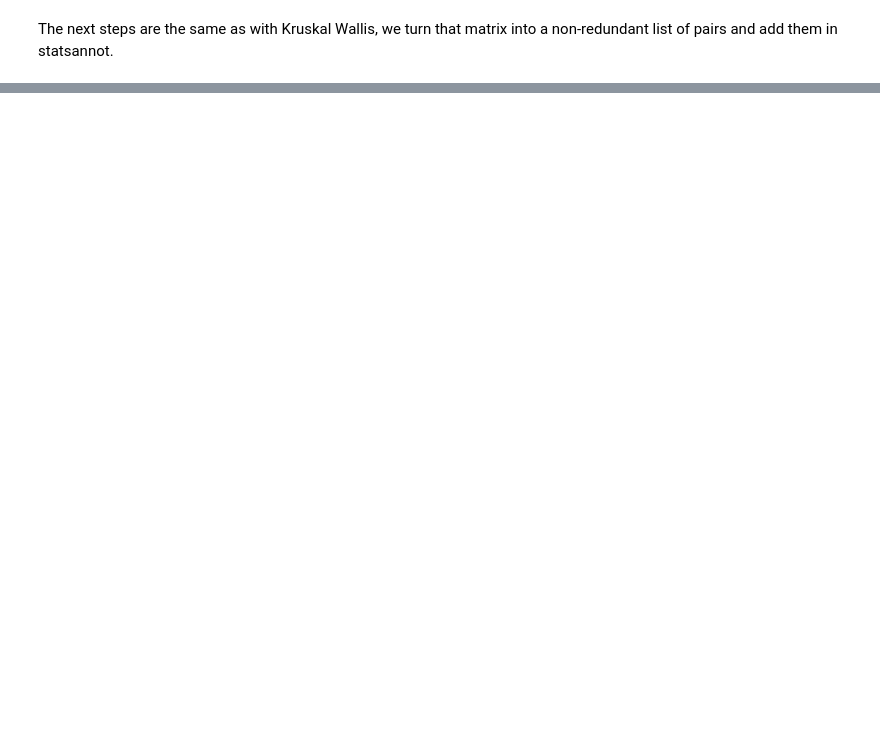
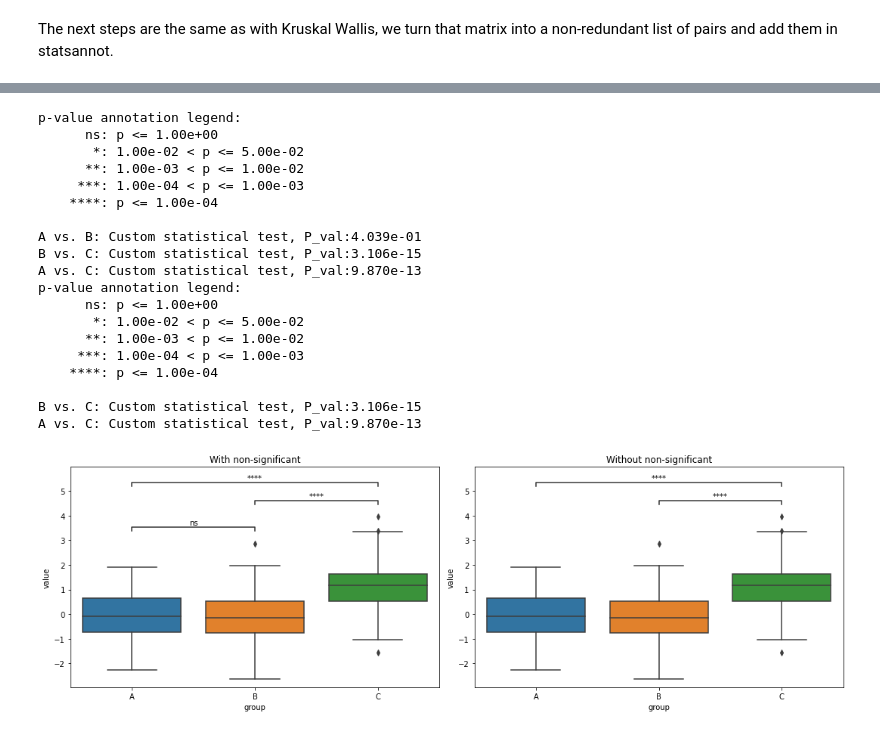
Before and after one commit to 4dcu-be/CodeNuggets, a Jupyter notebook: Post hoc tests with statannotations.ipynb, the cells around one changed output, grey strips where cells are left out. Saved outputs shown, nothing was run; the diff lists cells and outputs as text; code cells hidden in the pictures; blank space fills up the shorter version.

```diff
--- a/Post hoc tests with statannotations.ipynb
+++ b/Post hoc tests with statannotations.ipynb
@@ -201,0 +224,3 @@ setosa vs. virginica: Custom statistical test, P_val:1.000e-03
+# %%
+dunn_df = posthoc_dunn(df, val_col="value", group_col="group", p_adjust="fdr_bh")
+dunn_df
@@ -201,0 +233,9 @@ setosa vs. virginica: Custom statistical test, P_val:1.000e-03
+# %%
+remove = np.tril(np.ones(dunn_df.shape), k=0).astype("bool")
+dunn_df[remove] = np.nan
+
+molten_df = dunn_df.melt(ignore_index=False).reset_index().dropna()
+
+filtered_molten_df = molten_df[molten_df.value < 0.05]
+
+molten_df
@@ -201,0 +255,48 @@ setosa vs. virginica: Custom statistical test, P_val:1.000e-03
+# %%
+fig, axs = plt.subplots(ncols=2, nrows=1, figsize=(15, 5))
+
+order = ["A", "B", "C"]
+
+sns.boxplot(data=df, x="group", y="value", order=order, ax=axs[0])
+sns.boxplot(data=df, x="group", y="value", order=order, ax=axs[1])
+
+pairs = [(i[1]["index"], i[1]["variable"]) for i in molten_df.iterrows()]
+p_values = [i[1]["value"] for i in molten_df.iterrows()]
+
+annotator = Annotator(axs[0], pairs, data=df, x="group", y="value", order=order)
+annotator.configure(text_format="star", loc="inside")
+annotator.set_pvalues_and_annotate(p_values)
+
+pairs2 = [(i[1]["index"], i[1]["variable"]) for i in filtered_molten_df.iterrows()]
+p_values2 = [i[1]["value"] for i in filtered_molten_df.iterrows()]
+
+annotator2 = Annotator(axs[1], pairs2, data=df, x="group", y="value", order=order)
+annotator2.configure(text_format="star", loc="inside")
+annotator2.set_pvalues_and_annotate(p_values2)
+
+axs[0].set_title("With non-significant")
+axs[1].set_title("Without non-significant")
+
+plt.tight_layout()
+plt.savefig("./img/remove_non_significant.png", dpi=200)
+# %% [output]
+p-value annotation legend:
+      ns: p <= 1.00e+00
+       *: 1.00e-02 < p <= 5.00e-02
+      **: 1.00e-03 < p <= 1.00e-02
+     ***: 1.00e-04 < p <= 1.00e-03
+    ****: p <= 1.00e-04
+
+A vs. B: Custom statistical test, P_val:4.039e-01
+B vs. C: Custom statistical test, P_val:3.106e-15
+A vs. C: Custom statistical test, P_val:9.870e-13
+p-value annotation legend:
+      ns: p <= 1.00e+00
+       *: 1.00e-02 < p <= 5.00e-02
+      **: 1.00e-03 < p <= 1.00e-02
+     ***: 1.00e-04 < p <= 1.00e-03
+    ****: p <= 1.00e-04
+
+B vs. C: Custom statistical test, P_val:3.106e-15
+A vs. C: Custom statistical test, P_val:9.870e-13
+[figure, added]
```
Also changed, not shown: parts of 6 cells of this notebook, 3 other files.
